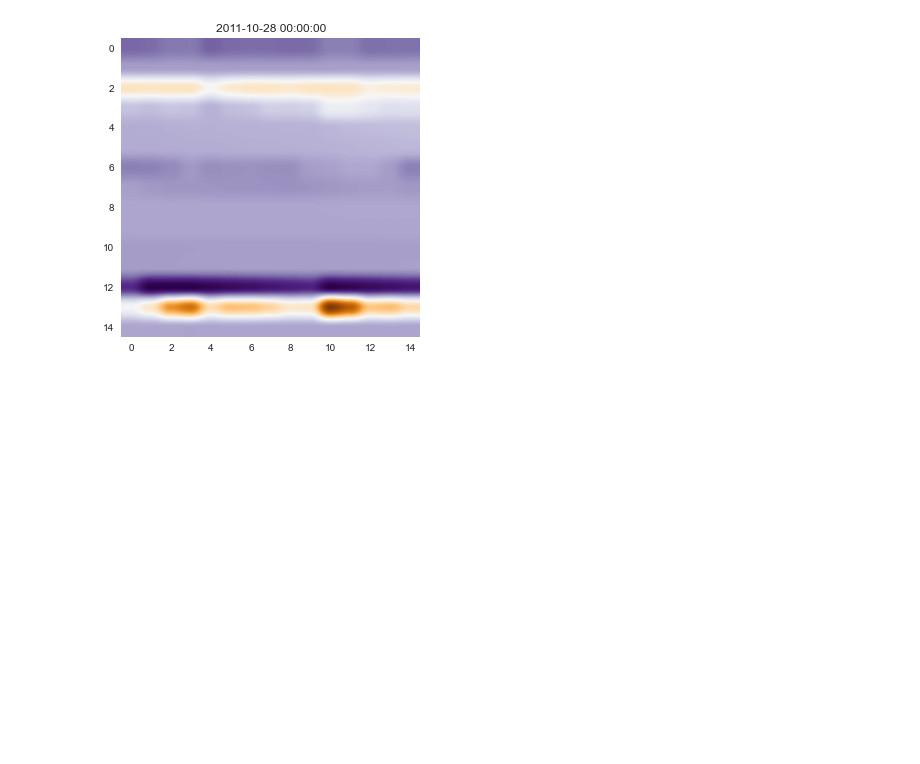
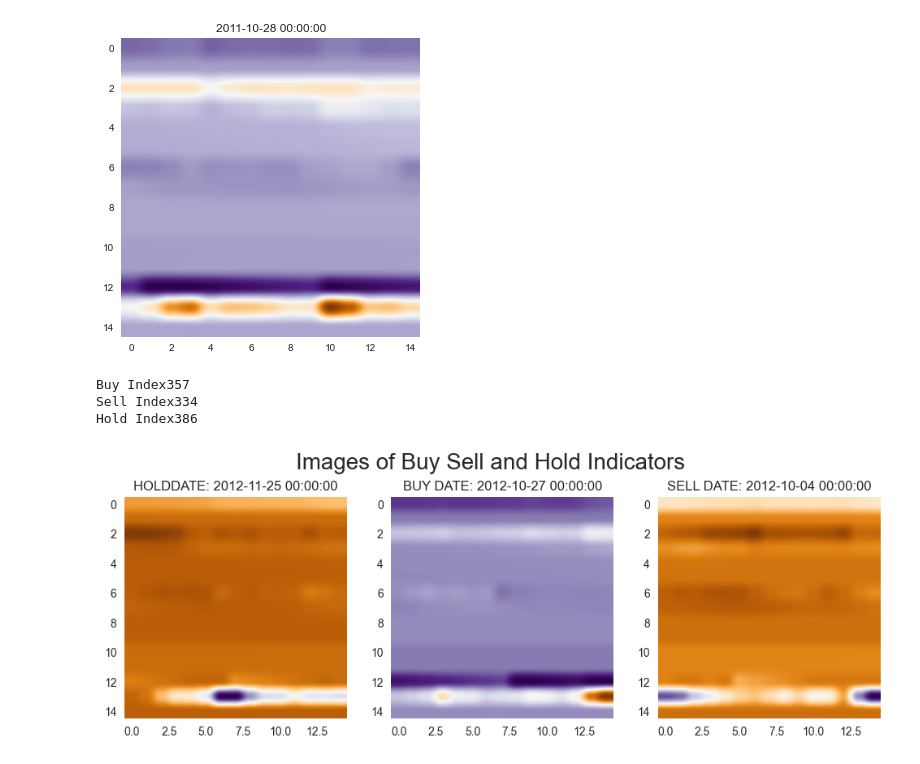
Before and after one commit to jamorsicato/machine-learning, a Jupyter notebook: bitcoin_price_prediction.ipynb, the cells around one changed output. Cells and saved outputs as stored; diff of their text form; code cells hidden in the pictures; blank space fills up the shorter version.

Commit message:
Created matrix data for all images. Added visual with buy sell and hold example

```diff
--- a/bitcoin_price_prediction.ipynb
+++ b/bitcoin_price_prediction.ipynb
@@ -797,21 +782,72 @@ plt.show()
 [figure]
 # %%
 # Make images for entire data set
-
 
 image  = [] # temp list where image will be stored
 imageRow = [] # will contain date, image, buySellHold
 finalImages = [] # after each for loop we will append imageRow to this
+
 windowI = 15
 startDay = 35
-dataLength = len(list(ta_df['close']))
+day = startDay
+numDays = len(list(ta_df["close"]))
 k = startDay
 
-while k < dataLength:
+while day < numDays:
+
+    imageRow = []
+    image = []
+    imageRow.append(ta_df.index[day])
     for col in ta_df.columns:
         if col != "close" and col != "buySellHold":
             row = []
             normalized_row  = []
-            row = list(ta_df[col][(startDay - imageWindow):startDay])
+            row = list(ta_df[col][(day - imageWindow):day])
             normalized_row = preprocessing.normalize([row])
             image.append(row)
+    imageRow.append(image)
+    imageRow.append(ta_df["buySellHold"][day])
+    finalImages.append(imageRow)
+
+    day = day + 1 # make next image
+# %%
+# # graph a Buy Sell and Hold in a subplot
+
+
+# get index of Buy Hold and Sell
+
+for ii in range(0,len(finalImages)-3000): # This was the most fun looking BUY/ SELL/ HOLD Contrast
+    if finalImages[ii][2] == "HOLD":
+        holdIndex = ii
+    if finalImages[ii][2] == "BUY":
+        buyIndex = ii
+    if finalImages[ii][2] == "SELL":
+        sellIndex = ii
+
+# # declare figure
+fig, axes = plt.subplots(figsize=(12,4), dpi= 100,nrows=1, ncols=3)
+
+fig.suptitle('Images of Buy Sell and Hold Indicators', fontsize=20)
+
+axes[0].imshow(finalImages[holdIndex][1], cmap = 'PuOr', interpolation = 'hanning')
+axes[0].set_title('HOLD'  + 'DATE: ' + str(finalImages[holdIndex][0]))
+axes[0].grid(False)
+
+
+axes[1].imshow(finalImages[buyIndex][1], cmap = 'PuOr', interpolation = 'hanning')
+axes[1].set_title('BUY ' + 'DATE: ' + str(finalImages[buyIndex][0]))
+axes[1].grid(False)
+
+
+axes[2].imshow(finalImages[sellIndex][1], cmap = 'PuOr', interpolation = 'hanning')
+axes[2].set_title('SELL ' + 'DATE: ' + str(finalImages[sellIndex][0]))
+axes[2].grid(False)
+
+print("Buy Index" + str(buyIndex))
+print("Sell Index" + str(sellIndex))
+print("Hold Index" + str(holdIndex))
+# %% [output]
+Buy Index357
+Sell Index334
+Hold Index386
+[figure, added]
```
Also changed, not shown: parts of 2 cells of this notebook.
